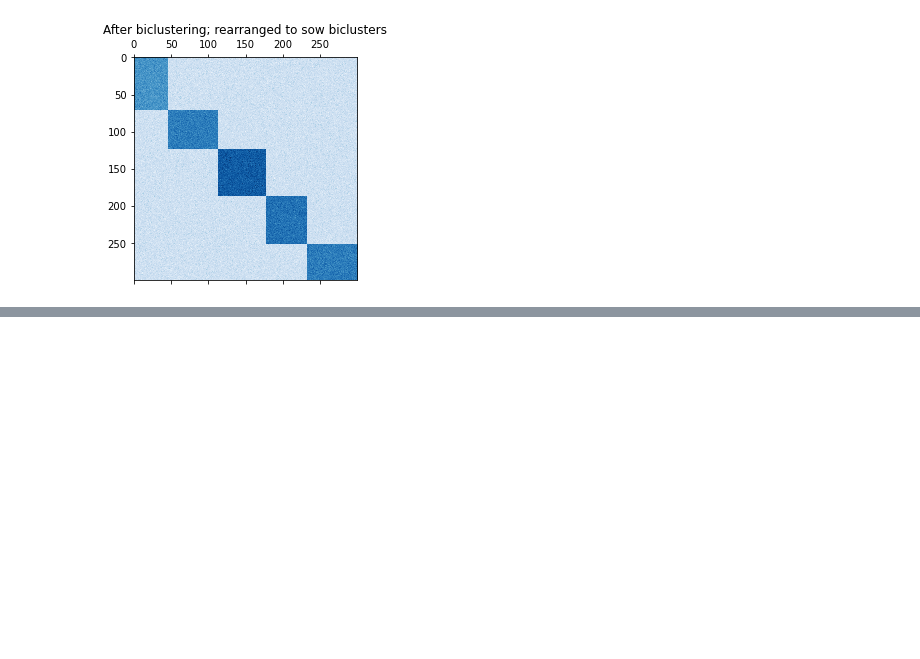
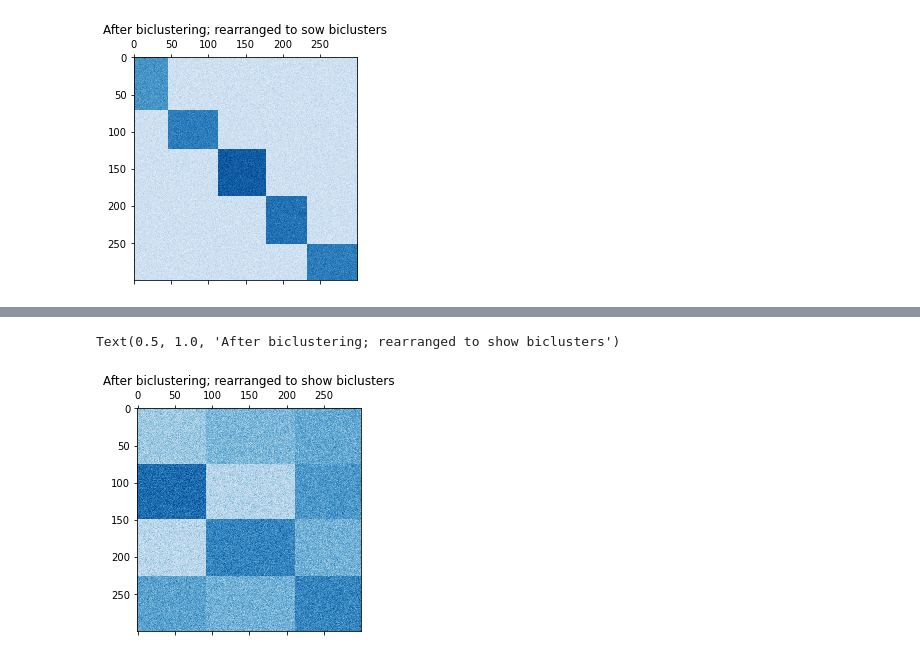
Before and after one commit to amnksngh/MITx.6.86x, a Jupyter notebook: Packages/scikit-learn.ipynb, the cells around one changed output, grey strips where cells are left out. Drawn from its saved outputs; the diff is of its cells as text; code cells hidden in the pictures; blank space fills up the shorter version.

```diff
--- a/Packages/scikit-learn.ipynb
+++ b/Packages/scikit-learn.ipynb
@@ -54,0 +102,6 @@ plt.show()
+# %%
+plt.matshow(fit_data, cmap=plt.cm.Blues)
+plt.title("After biclustering; rearranged to show biclusters")
+# %% [output]
+Text(0.5, 1.0, 'After biclustering; rearranged to show biclusters')
+[figure, added]
```
Also changed, not shown: parts of 11 cells of this notebook.
